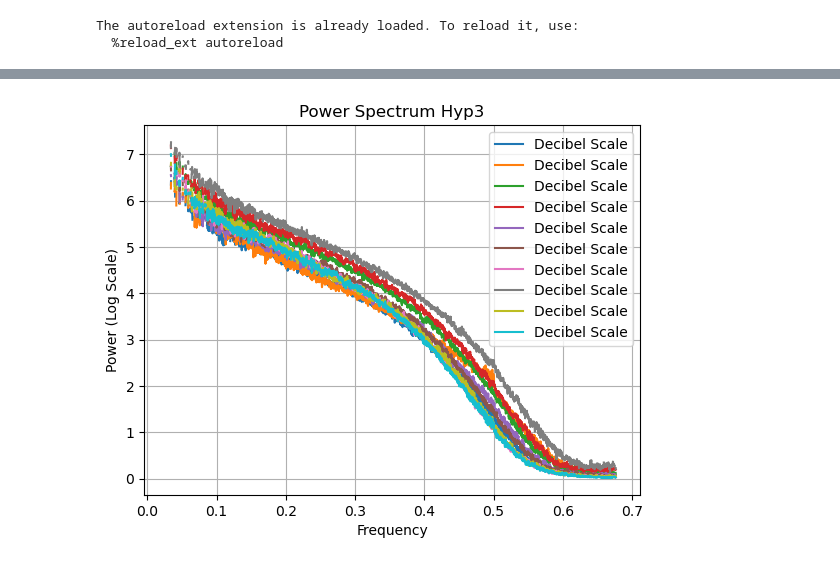
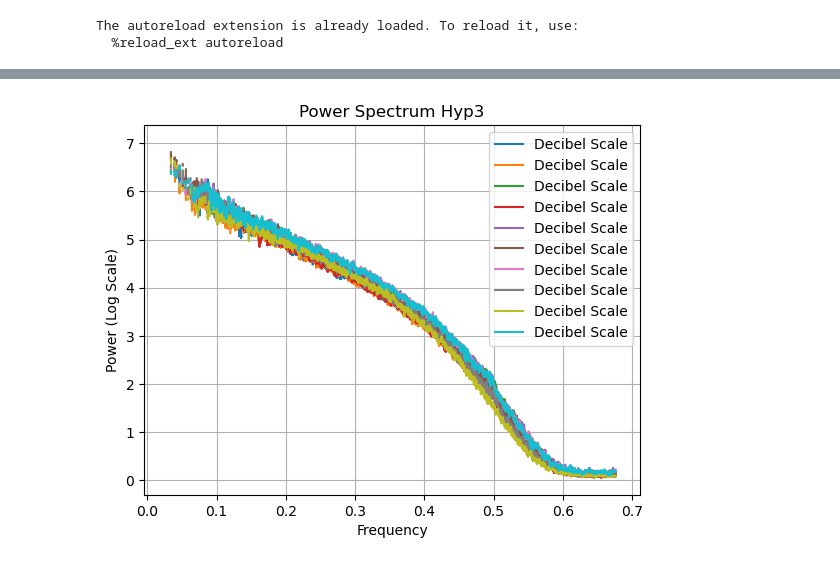
Before and after one commit to jpl-slice/kai_workspace, a Jupyter notebook: nbs/SAR_img_analysis.ipynb, the cells around one changed output, grey strips where cells are left out. Cells and saved outputs as stored; diff of their text form; code cells hidden in the pictures.

```diff
--- a/nbs/SAR_img_analysis.ipynb
+++ b/nbs/SAR_img_analysis.ipynb
@@ -17,9 +18,8 @@ from scipy.fft import fft2, fftshift
 The autoreload extension is already loaded. To reload it, use:
   %reload_ext autoreload
 # %%
-hyp3_sar_fpath = '/Users/kaipak/datasets/SAR_comparison/hyp3_decibel/S1A_IW_GRDH_1SDV_20190105T135310_20190105T135335_025343_02CE16_CD52_VV_landmask.tif'
-snap_sar_fpath = '/Users/kaipak/datasets/SAR_comparison/snap_beta_linear/S1A_IW_GRDH_1SDV_20190105T135335_20190105T135400_025343_02CE16_1207_Cal_ML_Spk_TC.tif'
-snap_sar_egoh_fpath = '/Users/kaipak/datasets/SAR_comparison/edwin_snap/EDWIN_SNAP_S1A_IW_GRDH_1SDV_20190105T135335_20190105T135400_025343_02CE16_1207_Cal_ML_Spk_TC.tif'
+hyp3_sar_fpath = '/Users/kaipak/datasets/SAR_comparison/hyp3_clip.tif'
+snap_sar_fpath = '/Users/kaipak/datasets/SAR_comparison/edwin_snap_clip.tif'
 # %%
 # Load GeoTIFF images using rasterio
 def load_geotiff(filepath):
@@ -163,20 +178,20 @@ def plot_frequency_power(freq_bins, power_spectrum, label):
     plt.plot(freq_bins, power_spectrum, label=label)
 # %%
 # Sample random tiles
-tiles = sample_tiles(hyp3_img, tile_size=500, num_tiles=10)
+hyp3_tiles = sample_tiles(hyp3_image, tile_size=500, num_tiles=10)
 
 # Process and analyze the tiles
-for tile in tiles:
+for tile in hyp3_tiles:
     freq_bins, power_spectrum = compute_power_spectrum(tile, num_bins=5000)
     plot_frequency_power(freq_bins, power_spectrum, label='Decibel Scale')
 
 plt.xlabel('Frequency')
 plt.ylabel('Power (Log Scale)')
 plt.title('Power Spectrum Hyp3')
 plt.legend()
 plt.grid(True)
 plt.show()
 # %% [output]
-[figure, old version]
+[figure, new version]
 # %%
 snap_image_log10 = 10 * np.log10(snap_image + 1e-10)
```
Also changed, not shown: parts of 11 cells of this notebook, 3 other files.
